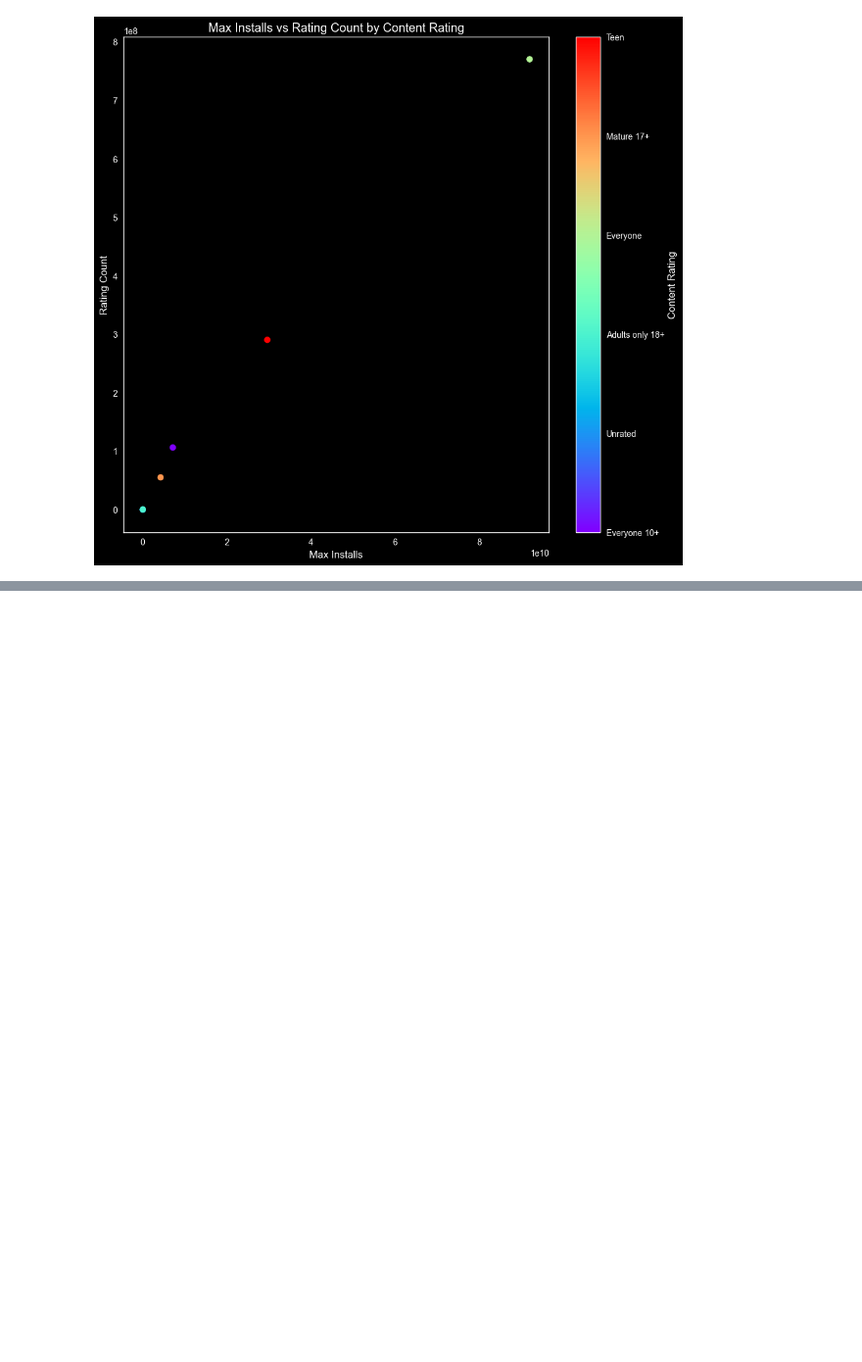
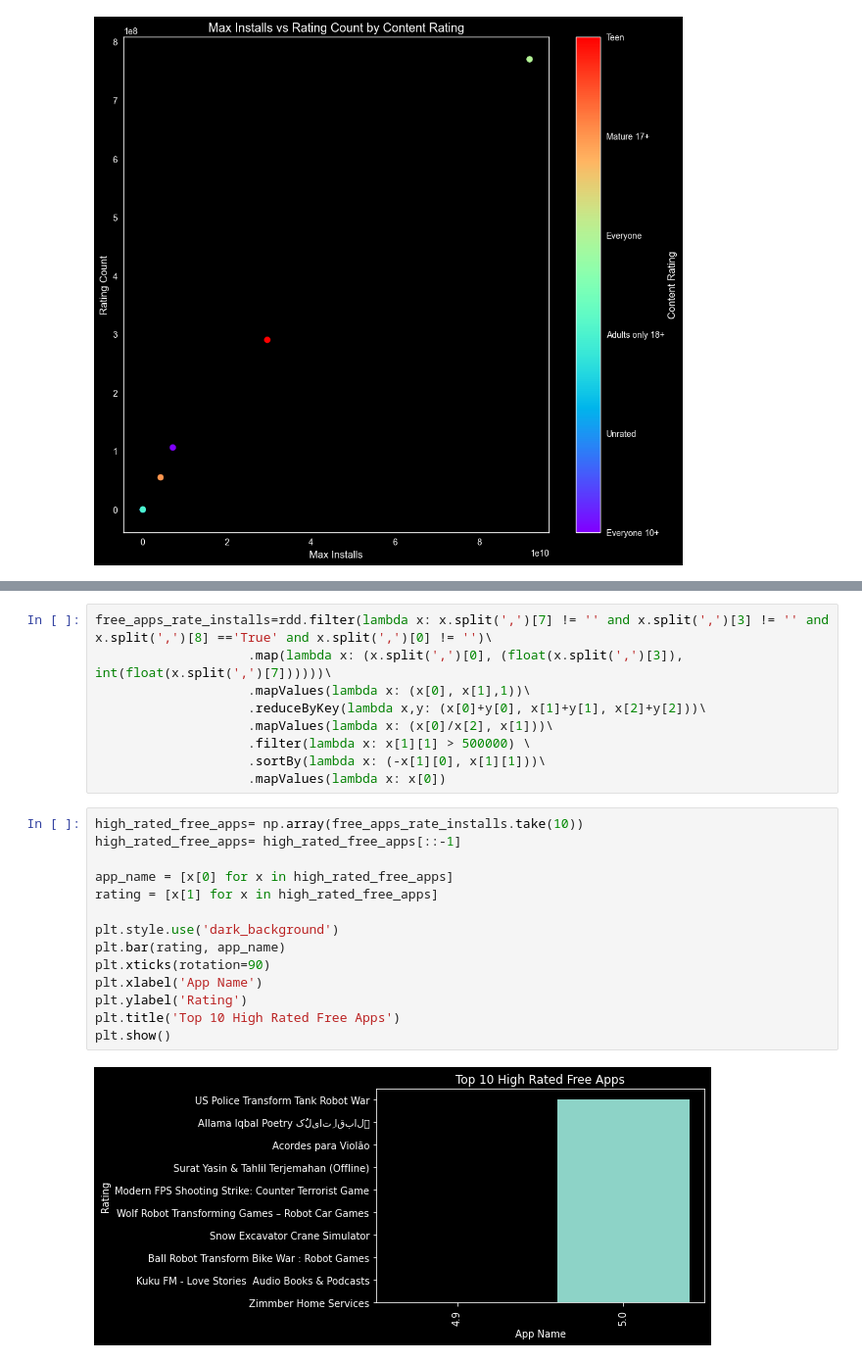
Before and after one commit to aymanreda56/XL-Data, a Jupyter notebook: DataAnalysis/DescriptiveAnalysis/DescriptiveAnalysis.ipynb, the cells around one changed output, grey strips where cells are left out. Shown at 98% size. Drawn from its saved outputs; the diff is of its cells as text; blank space fills up the shorter version.

```diff
--- a/DataAnalysis/DescriptiveAnalysis/DescriptiveAnalysis.ipynb
+++ b/DataAnalysis/DescriptiveAnalysis/DescriptiveAnalysis.ipynb
@@ -379 +385,26 @@ Everyone then teens are more engaged with the apps, and they are more likely to
+# %%
+free_apps_rate_installs=rdd.filter(lambda x: x.split(',')[7] != '' and x.split(',')[3] != '' and x.split(',')[8] =='True' and x.split(',')[0] != '')\
+                    .map(lambda x: (x.split(',')[0], (float(x.split(',')[3]), int(float(x.split(',')[7])))))\
+                    .mapValues(lambda x: (x[0], x[1],1))\
+                    .reduceByKey(lambda x,y: (x[0]+y[0], x[1]+y[1], x[2]+y[2]))\
+                    .mapValues(lambda x: (x[0]/x[2], x[1]))\
+                    .filter(lambda x: x[1][1] > 500000) \
+                    .sortBy(lambda x: (-x[1][0], x[1][1]))\
+                    .mapValues(lambda x: x[0])
+# %%
+high_rated_free_apps= np.array(free_apps_rate_installs.take(10))
+high_rated_free_apps= high_rated_free_apps[::-1]
+
+app_name = [x[0] for x in high_rated_free_apps]
+rating = [x[1] for x in high_rated_free_apps]
+
+plt.style.use('dark_background')
+plt.bar(rating, app_name)
+plt.xticks(rotation=90)
+plt.xlabel('App Name')
+plt.ylabel('Rating')
+plt.title('Top 10 High Rated Free Apps')
+plt.show()
+# %% [output]
+[figure, added]
 # %% [markdown]
```
Also changed, not shown: parts of 17 cells of this notebook.
